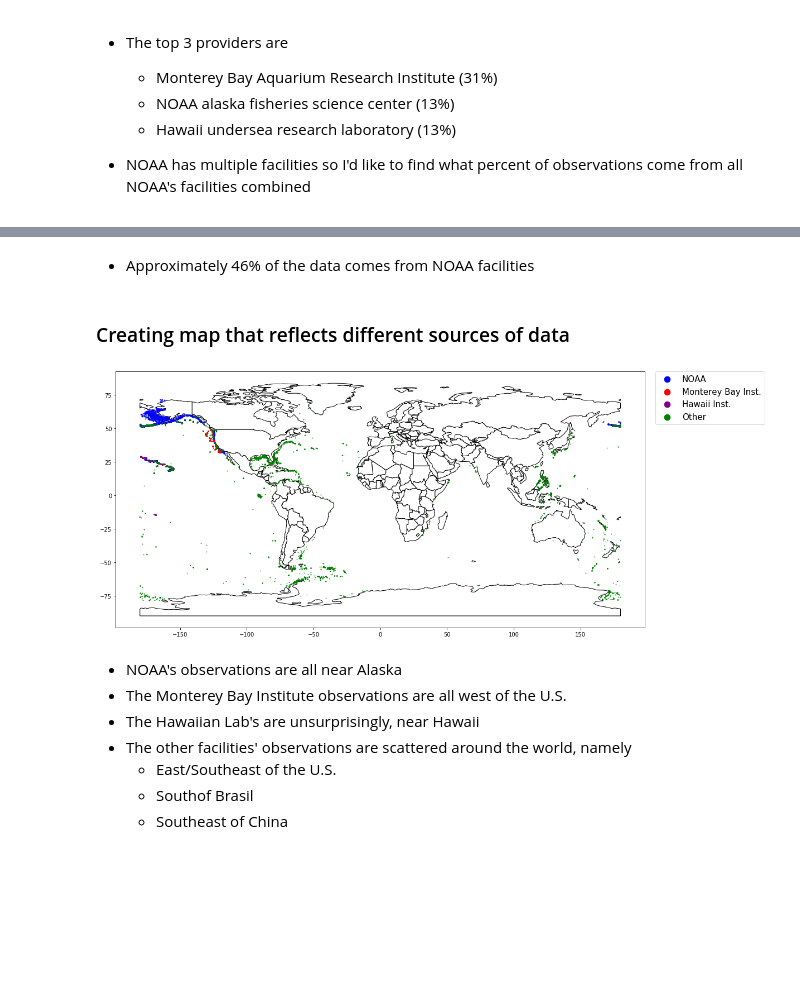
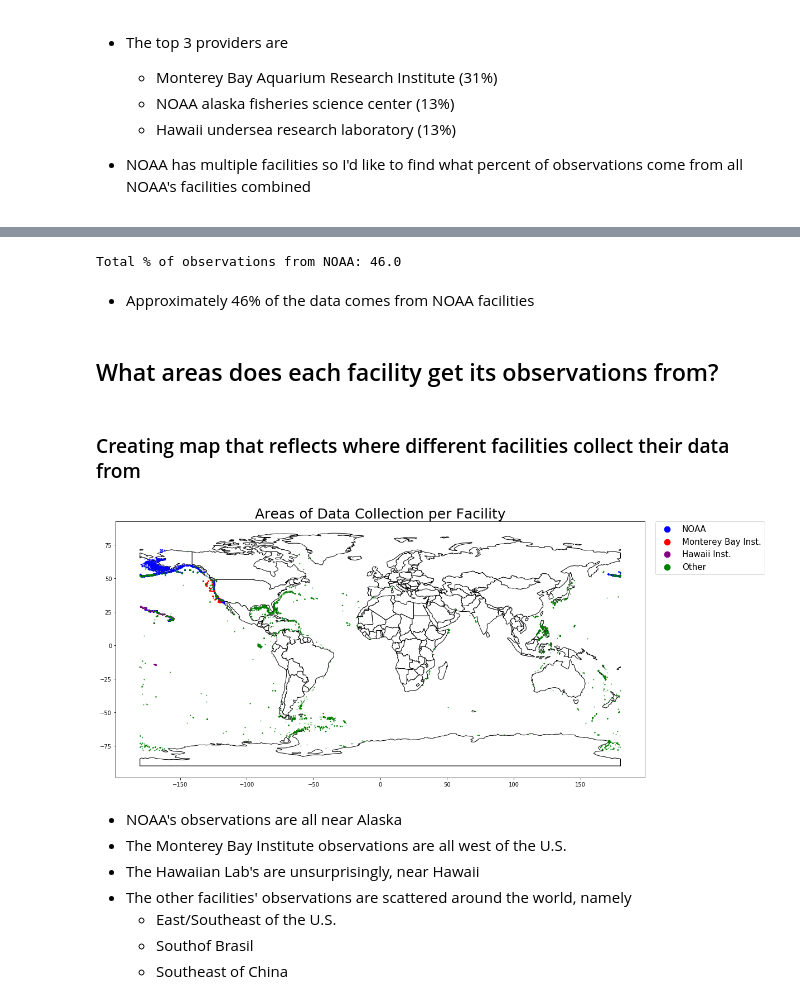
Before and after one commit to SamuelD-Data/deep_sea_corals_project, a Jupyter notebook: deep_sea_corals_project_notebook.ipynb, the cells around one changed output, grey strips where cells are left out. Drawn from its saved outputs; the diff is of its cells as text; code cells hidden in the pictures; blank space fills up the shorter version.

```diff
--- a/deep_sea_corals_project_notebook.ipynb
+++ b/deep_sea_corals_project_notebook.ipynb
@@ -215,37 +218,45 @@ Total % of observations from NOAA: 46.0%
+# %%
+print('Total % of observations from NOAA:',noaa_facil['Percent of Total Observations'].sum())
+# %% [output]
+Total % of observations from NOAA: 46.0
 # %% [markdown]
 - Approximately 46% of the data comes from NOAA facilities
+# %% [markdown]
+## What areas does each facility get its observations from?
 # %% [markdown]
-### Creating map that reflects different sources of data
+### Creating map that reflects where different facilities collect their data from
 # %%
 # loading world map
 earth_map = gpd.read_file(gpd.datasets.get_path('naturalearth_lowres'))
 base = earth_map.plot(color='white', edgecolor='black', legend = True, figsize = (17, 20))
 
 # separating rows by data provider
 noaa_data = df[df.data_provider.str.contains('noaa')]
 mbari_data = df[df.data_provider == 'monterey bay aquarium research institute']
 hurl_data = df[df.data_provider == 'hawaii undersea research laboratory']
 alt_data = df[
     (df.data_provider != 'hawaii undersea research laboratory') &
     (df.data_provider != 'monterey bay aquarium research institute') &
     (df.data_provider.str.contains('noaa') == False)
              ]
 
 # creating dataframe for geoplot
 noaa_data = df_to_gdf(noaa_data)
 mbari_data = df_to_gdf(mbari_data)
 hurl_data = df_to_gdf(hurl_data)
 alt_data = df_to_gdf(alt_data)
 
 # plotting
 noaa_data.plot(ax = base, marker = 'o', color = 'blue', markersize=0.5)
 mbari_data.plot(ax = base, marker = 'o', color = 'red', markersize=0.5)
 hurl_data.plot(ax = base, marker = 'o', color = 'purple', markersize=0.5)
 alt_data.plot(ax = base, marker = 'o', color = 'green', markersize=0.5)
 plt.legend(bbox_to_anchor=(1.02, 1), loc=2, borderaxespad=0., labels=['NOAA', 'Monterey Bay Inst.', 'Hawaii Inst.', 'Other'], prop={'size': 15}, markerscale = 15)
+
+plt.title('Areas of Data Collection per Facility', fontsize=25)
 plt.show()
 # %% [output]
-[figure, old version]
+[figure, new version]
 # %% [markdown]
 - NOAA's observations are all near Alaska
 - The Monterey Bay Institute observations are all west of the U.S.
```
Also changed, not shown: parts of 23 cells of this notebook.
